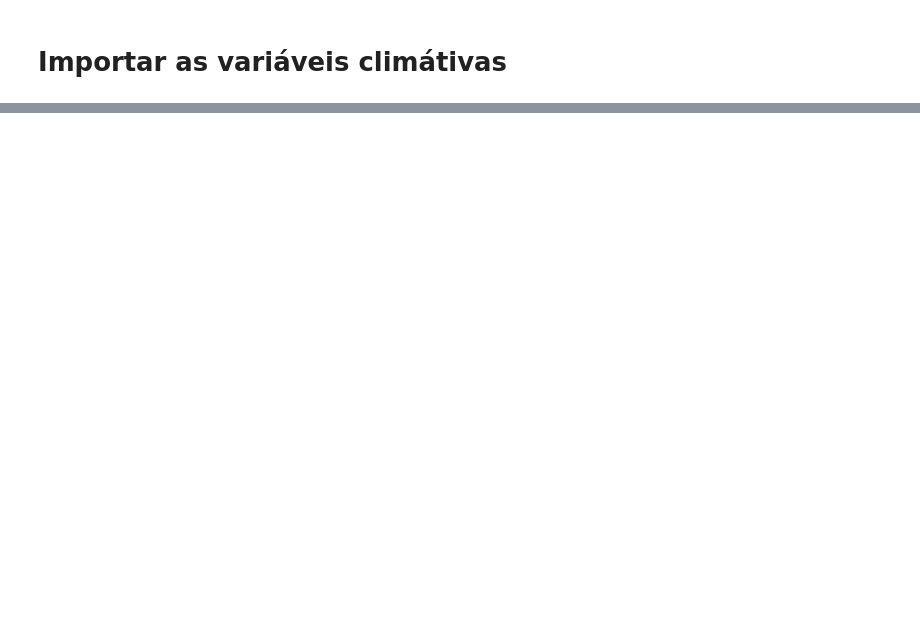
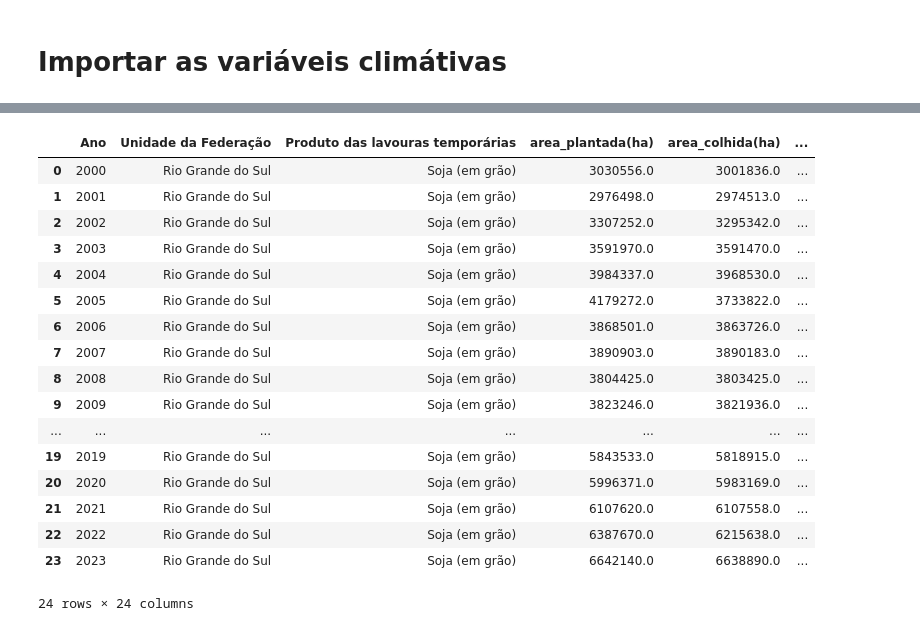
Before and after one commit to bernardo-viscardi/Enso, a Jupyter notebook: IBGE_PAM.ipynb, the cells around one changed output, grey strips where cells are left out. Cells and saved outputs as stored; diff of their text form; code cells hidden in the pictures; blank space fills up the shorter version.

Commit message:
aplicações_planilha_enso

```diff
--- a/IBGE_PAM.ipynb
+++ b/IBGE_PAM.ipynb
@@ -96,0 +112,2 @@ mer.to_parquet("soja_IBGE_RS.parquet", index = False)
+# %%
+enso = pd.read_excel("Temp_media_2010_2025.xlsx")
@@ -96,0 +123,2 @@ mer.to_parquet("soja_IBGE_RS.parquet", index = False)
+# %%
+enso.rename(columns = {"Year": "Ano"}, inplace = True)
@@ -96,0 +145,23 @@ mer.to_parquet("soja_IBGE_RS.parquet", index = False)
+# %%
+mer["Ano"] = mer["Ano"].astype(int)
+# %%
+mer = mer.merge(enso, on = "Ano", how = "left")
+# %% [output]
+|  | Ano | Unidade da Federação | Produto das lavouras temporárias | area_plantada(ha) | area_colhida(ha) | ... |
+| 0 | 2000 | Rio Grande do Sul | Soja (em grão) | 3030556.0 | 3001836.0 | ... |
+| 1 | 2001 | Rio Grande do Sul | Soja (em grão) | 2976498.0 | 2974513.0 | ... |
+| 2 | 2002 | Rio Grande do Sul | Soja (em grão) | 3307252.0 | 3295342.0 | ... |
+| 3 | 2003 | Rio Grande do Sul | Soja (em grão) | 3591970.0 | 3591470.0 | ... |
+| 4 | 2004 | Rio Grande do Sul | Soja (em grão) | 3984337.0 | 3968530.0 | ... |
+| 5 | 2005 | Rio Grande do Sul | Soja (em grão) | 4179272.0 | 3733822.0 | ... |
+| 6 | 2006 | Rio Grande do Sul | Soja (em grão) | 3868501.0 | 3863726.0 | ... |
+| 7 | 2007 | Rio Grande do Sul | Soja (em grão) | 3890903.0 | 3890183.0 | ... |
+| 8 | 2008 | Rio Grande do Sul | Soja (em grão) | 3804425.0 | 3803425.0 | ... |
+| 9 | 2009 | Rio Grande do Sul | Soja (em grão) | 3823246.0 | 3821936.0 | ... |
+| ... | ... | ... | ... | ... | ... | ... |
+| 19 | 2019 | Rio Grande do Sul | Soja (em grão) | 5843533.0 | 5818915.0 | ... |
+| 20 | 2020 | Rio Grande do Sul | Soja (em grão) | 5996371.0 | 5983169.0 | ... |
+| 21 | 2021 | Rio Grande do Sul | Soja (em grão) | 6107620.0 | 6107558.0 | ... |
+| 22 | 2022 | Rio Grande do Sul | Soja (em grão) | 6387670.0 | 6215638.0 | ... |
+| 23 | 2023 | Rio Grande do Sul | Soja (em grão) | 6642140.0 | 6638890.0 | ... |
+24 rows × 24 columns
```
Also changed, not shown: parts of 6 cells of this notebook, 2 other files.
